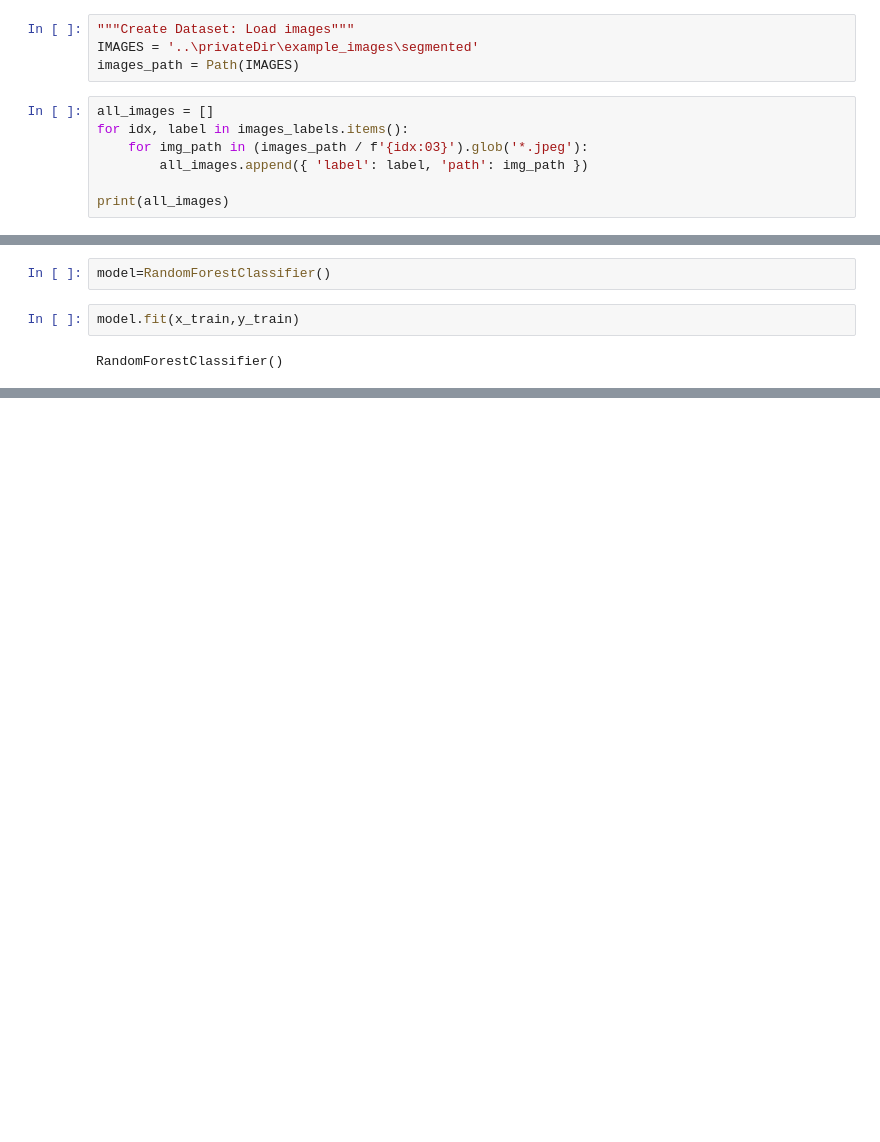
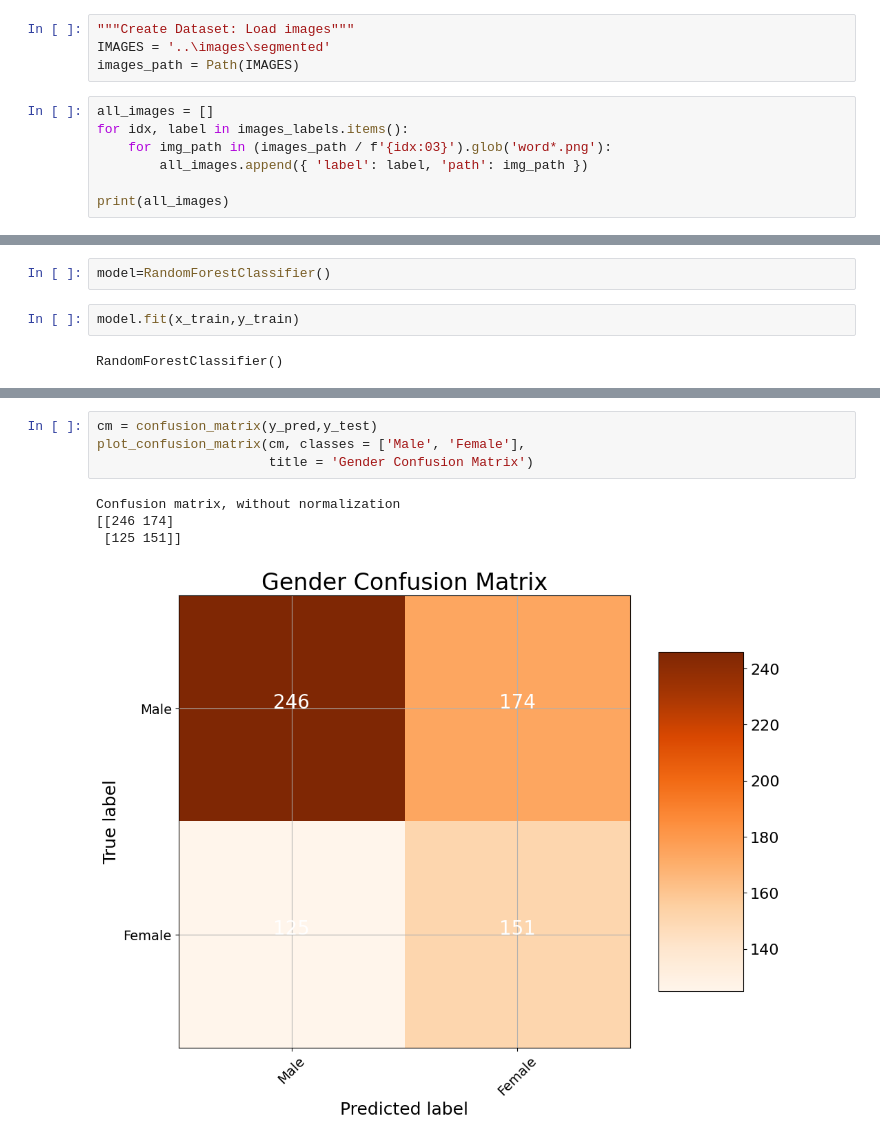
Before and after one commit to EmiliaBoehm/DeScribble, a Jupyter notebook: notebooks/random_forest.ipynb, the cells around one changed output, grey strips where cells are left out. Cells and saved outputs as stored; diff of their text form; blank space fills up the shorter version.

Commit message:
random forest prediction visualisation added

```diff
--- a/notebooks/random_forest.ipynb
+++ b/notebooks/random_forest.ipynb
@@ -39,11 +67,11 @@ images_labels
 # %%
 """Create Dataset: Load images"""
-IMAGES = '..\privateDir\example_images\segmented'
+IMAGES = '..\images\segmented'
 images_path = Path(IMAGES)
 # %%
 all_images = []
 for idx, label in images_labels.items():
-    for img_path in (images_path / f'{idx:03}').glob('*.jpeg'):
+    for img_path in (images_path / f'{idx:03}').glob('word*.png'):
         all_images.append({ 'label': label, 'path': img_path })
 
 print(all_images)
@@ -324,0 +424,9 @@ array([[0, 1],
+# %%
+cm = confusion_matrix(y_pred,y_test)
+plot_confusion_matrix(cm, classes = ['Male', 'Female'],
+                      title = 'Gender Confusion Matrix')
+# %% [output]
+Confusion matrix, without normalization
+[[246 174]
+ [125 151]]
+[figure, added]
```
Also changed, not shown: parts of 26 cells of this notebook.
